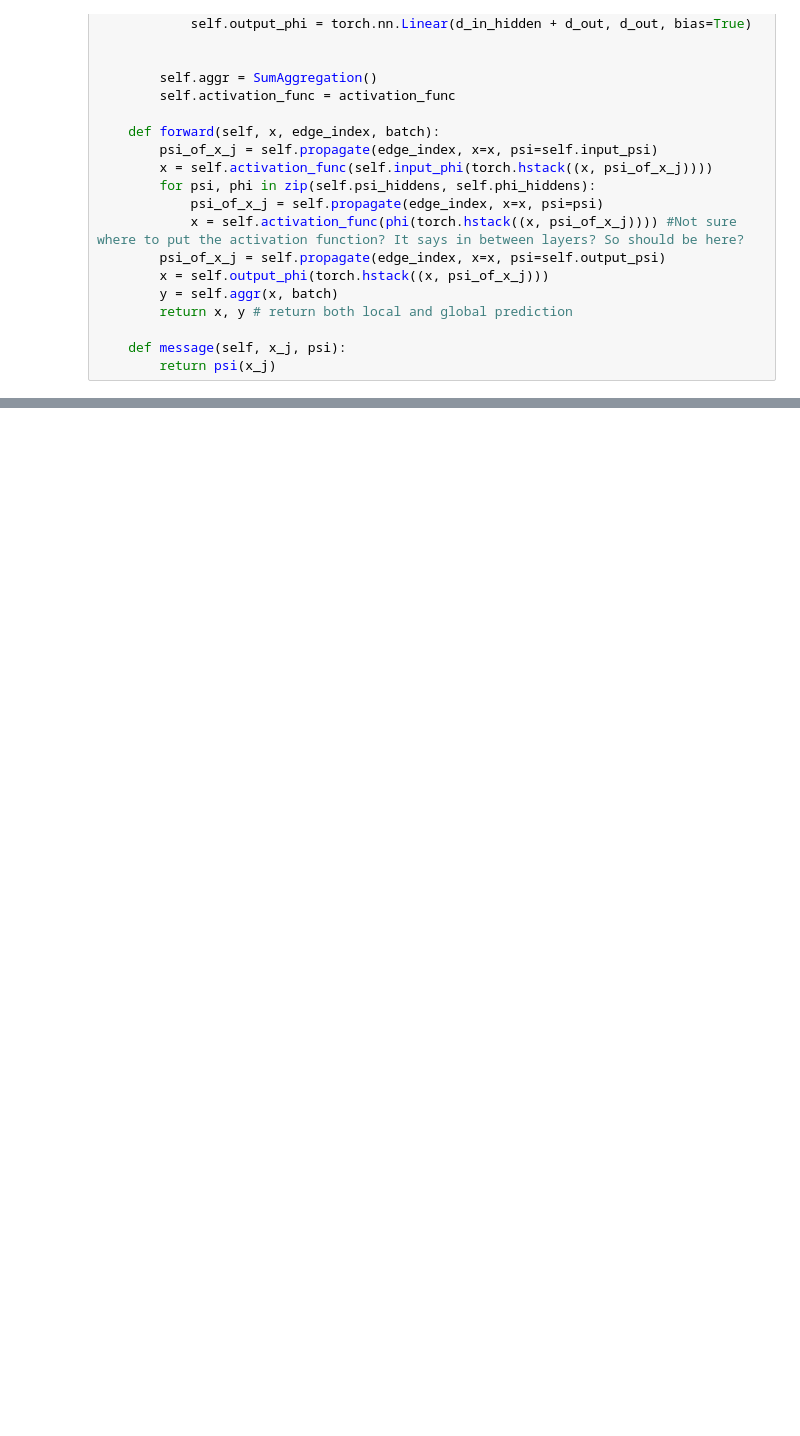
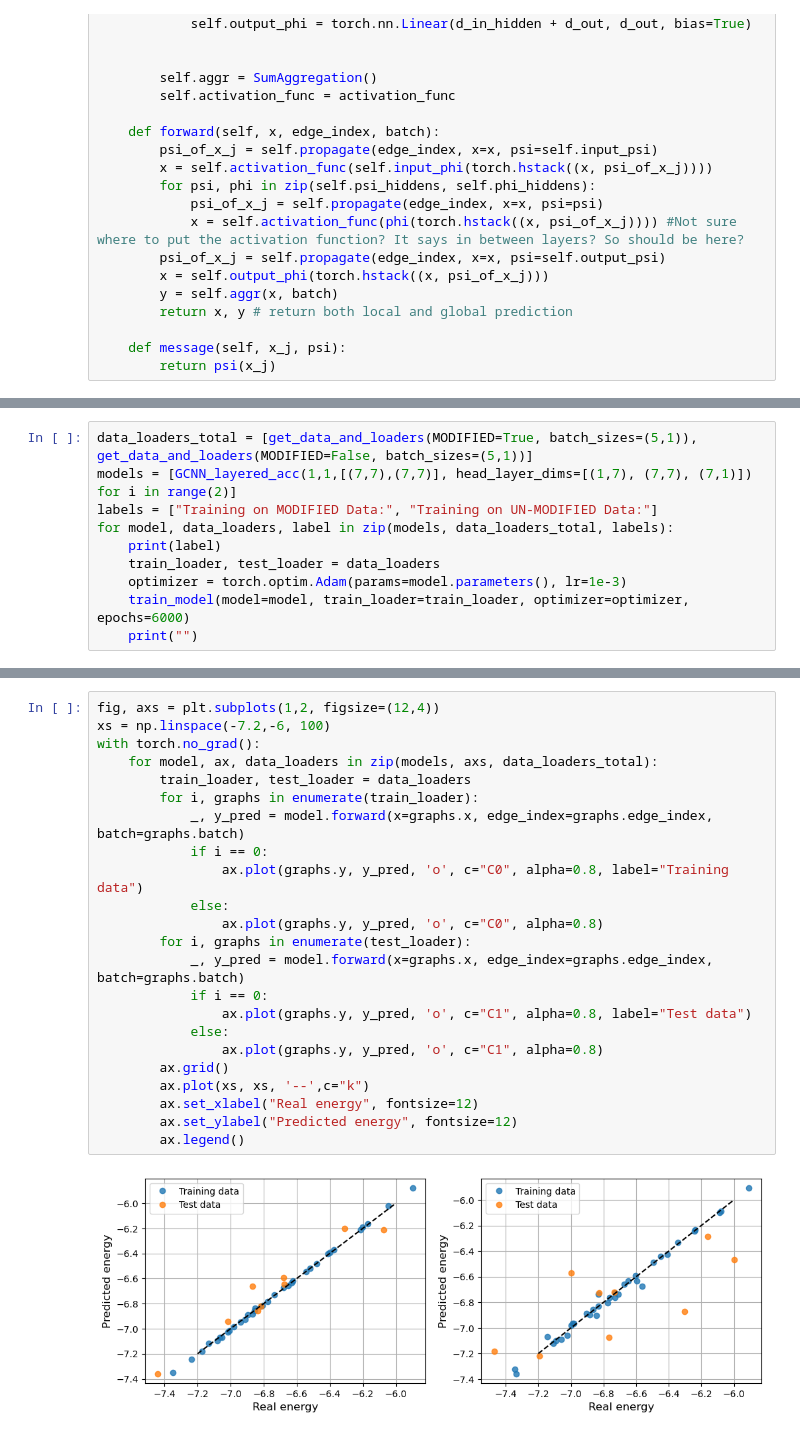
Before and after one commit to karsten3112/Computational-Physics, a Jupyter notebook: Week13/exercise62.ipynb, the cells around one changed output, grey strips where cells are left out. Drawn from its saved outputs; the diff is of its cells as text; blank space fills up the shorter version.

```diff
--- a/Week13/exercise62.ipynb
+++ b/Week13/exercise62.ipynb
@@ -462,0 +515,10 @@ with torch.no_grad():
+# %%
+data_loaders_total = [get_data_and_loaders(MODIFIED=True, batch_sizes=(5,1)), get_data_and_loaders(MODIFIED=False, batch_sizes=(5,1))]
+models = [GCNN_layered_acc(1,1,[(7,7),(7,7)], head_layer_dims=[(1,7), (7,7), (7,1)]) for i in range(2)]
+labels = ["Training on MODIFIED Data:", "Training on UN-MODIFIED Data:"]
+for model, data_loaders, label in zip(models, data_loaders_total, labels):
+    print(label)
+    train_loader, test_loader = data_loaders
+    optimizer = torch.optim.Adam(params=model.parameters(), lr=1e-3)
+    train_model(model=model, train_loader=train_loader, optimizer=optimizer, epochs=6000)
+    print("")
@@ -462,0 +543,25 @@ with torch.no_grad():
+# %%
+fig, axs = plt.subplots(1,2, figsize=(12,4))
+xs = np.linspace(-7.2,-6, 100)
+with torch.no_grad():
+    for model, ax, data_loaders in zip(models, axs, data_loaders_total):
+        train_loader, test_loader = data_loaders
+        for i, graphs in enumerate(train_loader):
+            _, y_pred = model.forward(x=graphs.x, edge_index=graphs.edge_index, batch=graphs.batch)
+            if i == 0:
+                ax.plot(graphs.y, y_pred, 'o', c="C0", alpha=0.8, label="Training data")
+            else:
+                ax.plot(graphs.y, y_pred, 'o', c="C0", alpha=0.8)
+        for i, graphs in enumerate(test_loader):
+            _, y_pred = model.forward(x=graphs.x, edge_index=graphs.edge_index, batch=graphs.batch)
+            if i == 0:
+                ax.plot(graphs.y, y_pred, 'o', c="C1", alpha=0.8, label="Test data")
+            else:
+                ax.plot(graphs.y, y_pred, 'o', c="C1", alpha=0.8)
+        ax.grid()
+        ax.plot(xs, xs, '--',c="k")
+        ax.set_xlabel("Real energy", fontsize=12)
+        ax.set_ylabel("Predicted energy", fontsize=12)
+        ax.legend()
+# %% [output]
+[figure, added]
```
Also changed, not shown: parts of 12 cells of this notebook, 4 other files.
